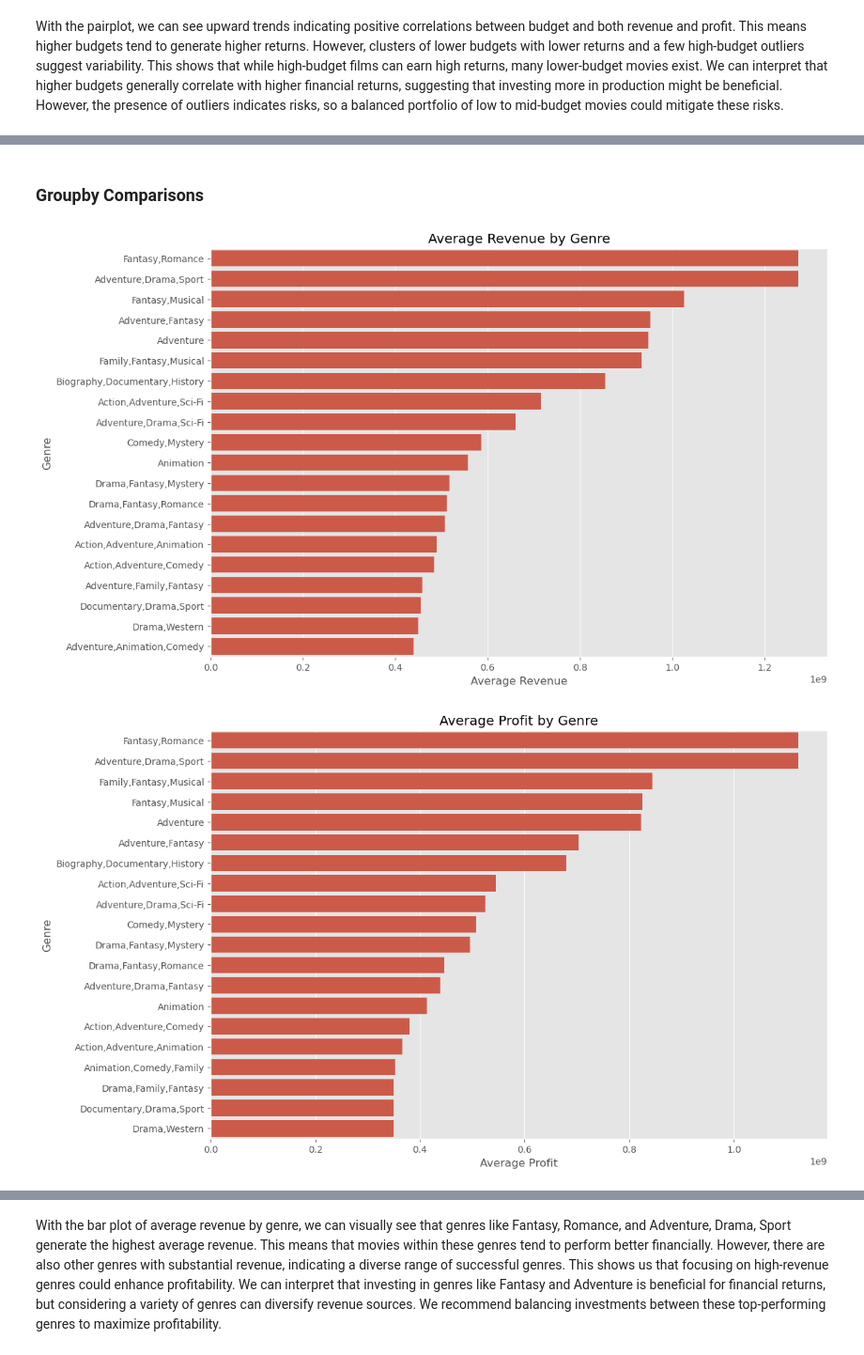
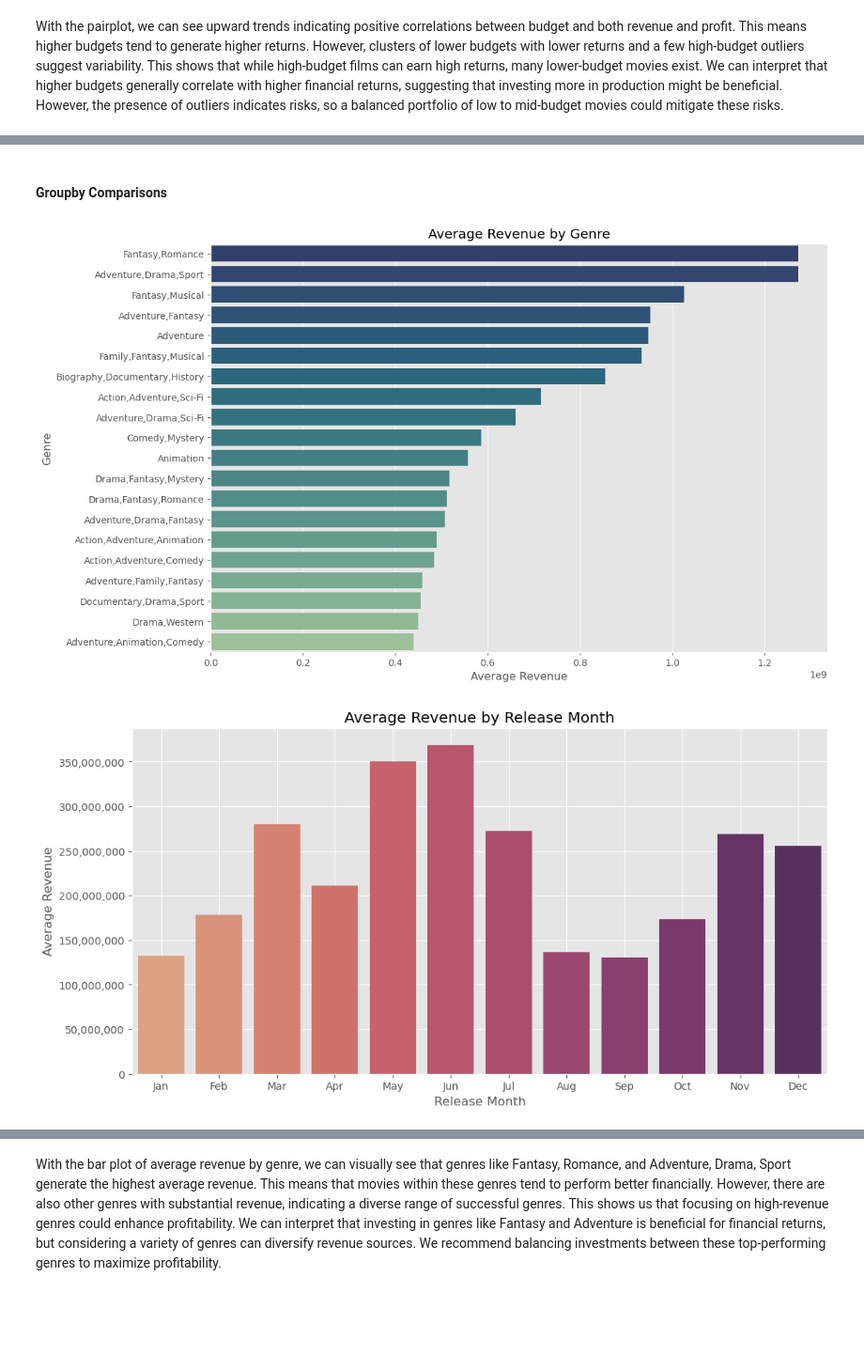
Before and after one commit to mrhussaink7/new-films-movie-data, a Jupyter notebook: index.ipynb, the cells around one changed output, grey strips where cells are left out. Shown at 94% size. Saved outputs shown, nothing was run; the diff lists cells and outputs as text; code cells hidden in the pictures; blank space fills up the shorter version.

Commit message:
[MOD] Updated previous visualizations as cleaner and accurate analyses

```diff
--- a/index.ipynb
+++ b/index.ipynb
@@ -656,36 +667,34 @@ With the pairplot, we can see upward trends indicating positive correlations bet
 # %% [markdown]
-### Groupby Comparisons
+#### Groupby Comparisons
 # %%
 def visualize_df_genre_revenue():
     genre_revenue = df.groupby('genres')['revenue'].mean().sort_values(ascending=False).head(20)
     plt.figure(figsize=(12, 8))
-    sns.barplot(x=genre_revenue.values, y=genre_revenue.index)
+    sns.barplot(x=genre_revenue.values, y=genre_revenue.index, palette='crest_r')
     plt.title('Average Revenue by Genre')
     plt.xlabel('Average Revenue')
     plt.ylabel('Genre')
     plt.show()
 visualize_df_genre_revenue()
 
-def visualize_df_genre_profit():
-    genre_profit = df.groupby('genres')['profit'].mean().sort_values(ascending=False).head(20)
-    plt.figure(figsize=(12, 8))
-    sns.barplot(x=genre_profit.values, y=genre_profit.index)
-    plt.title('Average Profit by Genre')
-    plt.xlabel('Average Profit')
-    plt.ylabel('Genre')
-    plt.show()
-visualize_df_genre_profit()
-
-def visualize_df_genre_rating():
-    genre_rating = df.groupby('genres')['rating'].mean().sort_values(ascending=False).head(20)
-    plt.figure(figsize=(12, 8))
-    sns.barplot(x=genre_rating.values, y=genre_rating.index)
-    plt.title('Average Rating by Genre')
-    plt.xlabel('Average Rating')
-    plt.ylabel('Genre')
+import statsmodels.api as sm
+from matplotlib.ticker import FuncFormatter
+def custom_formatter(x, pos):
+    return f'{int(x):,}'
+def visualize_df_release_revenue():
+    monthly_revenue = df.groupby('release_month')['revenue'].mean().reset_index(drop=True).copy()
+    plt.figure(figsize=(12, 6))
+    sns.barplot(x='release_month', y='revenue', data=df, palette='flare', ci=None)
+    plt.title('Average Revenue by Release Month')
+    plt.xlabel('Release Month')
+    plt.ylabel('Average Revenue')
+    plt.xticks(ticks=range(12), labels=['Jan', 'Feb', 'Mar', 'Apr', 'May', 'Jun', 'Jul', 'Aug', 'Sep', 'Oct', 'Nov', 'Dec'])
+    plt.grid(True)
+    formatter = FuncFormatter(custom_formatter)
+    plt.gca().yaxis.set_major_formatter(formatter)
     plt.show()
 
-visualize_df_genre_rating()
+visualize_df_release_revenue()
 # %% [output]
-[figure, old version]
+[figure, new version]
-[figure, old version]
+[figure, new version]
```
Also changed, not shown: parts of 33 cells of this notebook.
